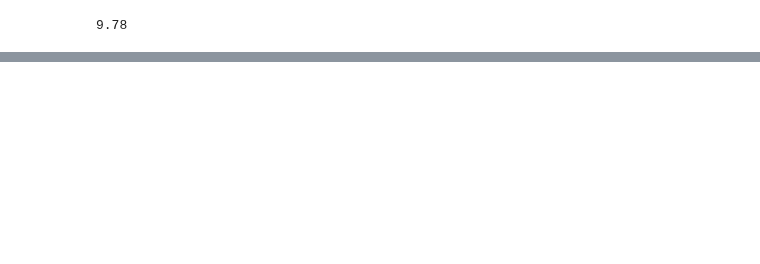
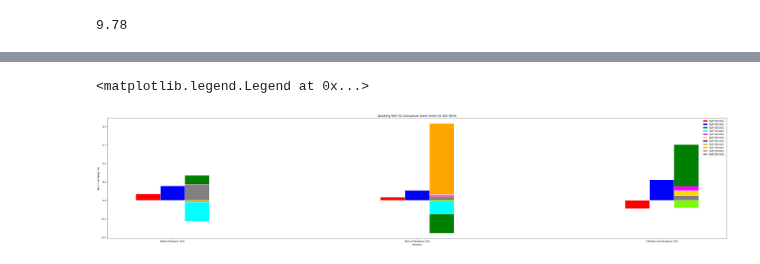
Before and after one commit to m1nsun9/Tech_Bubble_Analysis, a Jupyter notebook: Final_S&P_Data/S&P_Analysis.ipynb, the cells around one changed output, grey strips where cells are left out. Drawn from its saved outputs; the diff is of its cells as text; code cells hidden in the pictures; blank space fills up the shorter version.

```diff
--- a/Final_S&P_Data/S&P_Analysis.ipynb
+++ b/Final_S&P_Data/S&P_Analysis.ipynb
@@ -359,0 +376,5 @@ plt.show()
+# %%
+new_df = clean_snp_df.loc[:, ["Sector", "Q1 ROE", "Q2 ROE", "Q3 ROE"]]
+grouped_df = new_df.groupby(['Sector']).mean()
+grouped_df = grouped_df.reset_index()
+grouped_df
@@ -359,0 +394,64 @@ plt.show()
+# %%
+com_serv = np.array([grouped_df['Q1 ROE'][0], grouped_df['Q2 ROE'][0], grouped_df['Q3 ROE'][0]])
+cons_disc = np.array([grouped_df['Q1 ROE'][1], grouped_df['Q2 ROE'][1], grouped_df['Q3 ROE'][1]])
+cons_stap = np.array([grouped_df['Q1 ROE'][2], grouped_df['Q2 ROE'][2], grouped_df['Q3 ROE'][2]])
+energy = np.array([grouped_df['Q1 ROE'][3], grouped_df['Q2 ROE'][3], grouped_df['Q3 ROE'][3]])
+financials = np.array([grouped_df['Q1 ROE'][4], grouped_df['Q2 ROE'][4], grouped_df['Q3 ROE'][4]])
+health = np.array([grouped_df['Q1 ROE'][5], grouped_df['Q2 ROE'][5], grouped_df['Q3 ROE'][5]])
+industrials = np.array([grouped_df['Q1 ROE'][6], grouped_df['Q2 ROE'][6], grouped_df['Q3 ROE'][6]])
+info_tech = np.array([grouped_df['Q1 ROE'][7], grouped_df['Q2 ROE'][7], grouped_df['Q3 ROE'][7]])
+materials = np.array([grouped_df['Q1 ROE'][8], grouped_df['Q2 ROE'][8], grouped_df['Q3 ROE'][8]])
+real_estate = np.array([grouped_df['Q1 ROE'][9], grouped_df['Q2 ROE'][9], grouped_df['Q3 ROE'][9]])
+utilities = np.array([grouped_df['Q1 ROE'][10], grouped_df['Q2 ROE'][10], grouped_df['Q3 ROE'][10]])
+
+#q1_nasdaq = np.array([avg_roe_q1, avg_roe_q2, avg_roe_q3])
+#q1_tech = np.array([big_tech_q1_avg, big_tech_q2_avg, big_tech_q3_avg])
+
+barWidth = 0.1
+labels = ["Q1", "Q2", "Q3"]
+
+x_axis = np.arange(len(labels))
+#ig, ax = plt.subplots()
+
+
+r1 = np.arange(len(x_axis))
+r2 = [x + barWidth for x in r1]
+r3 = [x + barWidth for x in r2]
+r4 = [x + barWidth for x in r2]
+r5 = [x + barWidth for x in r2]
+r6 = [x + barWidth for x in r2]
+r7 = [x + barWidth for x in r2]
+r8 = [x + barWidth for x in r2]
+r9 = [x + barWidth for x in r2]
+r10 = [x + barWidth for x in r2]
+r11 = [x + barWidth for x in r2]
+
+plt.subplots(figsize=(50,10))
+
+plt.bar(r1, com_serv, color='red', width=barWidth, edgecolor='white', label='S&P 500 AVG.')
+plt.bar(r2, cons_disc, color='blue', width=barWidth, edgecolor='white', label='S&P 500 AVG.')
+plt.bar(r3, cons_stap, color='green', width=barWidth, edgecolor='white', label='S&P 500 AVG.')
+plt.bar(r3, energy, color='aqua', width=barWidth, edgecolor='white', label='S&P 500 AVG.')
+plt.bar(r4, financials, color='magenta', width=barWidth, edgecolor='white', label='S&P 500 AVG.')
+plt.bar(r5, health, color='gold', width=barWidth, edgecolor='white', label='S&P 500 AVG.')
+plt.bar(r6, industrials, color='navy', width=barWidth, edgecolor='white', label='S&P 500 AVG.')
+plt.bar(r7, info_tech, color='orange', width=barWidth, edgecolor='white', label='S&P 500 AVG.')
+plt.bar(r8, materials, color='lawngreen', width=barWidth, edgecolor='white', label='S&P 500 AVG.')
+plt.bar(r9, real_estate, color='hotpink', width=barWidth, edgecolor='white', label='S&P 500 AVG.')
+plt.bar(r10, utilities, color='gray', width=barWidth, edgecolor='white', label='S&P 500 AVG.')
+
+#plt.bar(r, q1_nasdaq, color='green', width=barWidth, edgecolor='white', label='NASDAQ AVG.')
+#plt.bar(r, q1_tech, color='purple', width=barWidth, edgecolor='white', label='BIG TECH AVG.')
+plt.xticks([r + barWidth for r in range(len(labels))], ["Before Pandemic (Q1)", "Start of Pandemic (Q2)",
+                                                        "3 Months into Pandemic (Q3)"])
+
+
+
+plt.xlabel("Quarters")
+plt.ylabel("Return on Equity (%)")
+plt.title("Quarterly ROE (%) Comparison (Each Sector VS. BIG TECH)")
+plt.legend(loc="best")
+#plt.savefig("../graphs/sectors_graph")
+# %% [output]
+<matplotlib.legend.Legend at 0x...>
+[figure, added]
```
Also changed, not shown: parts of 9 cells of this notebook, 6 other files.
